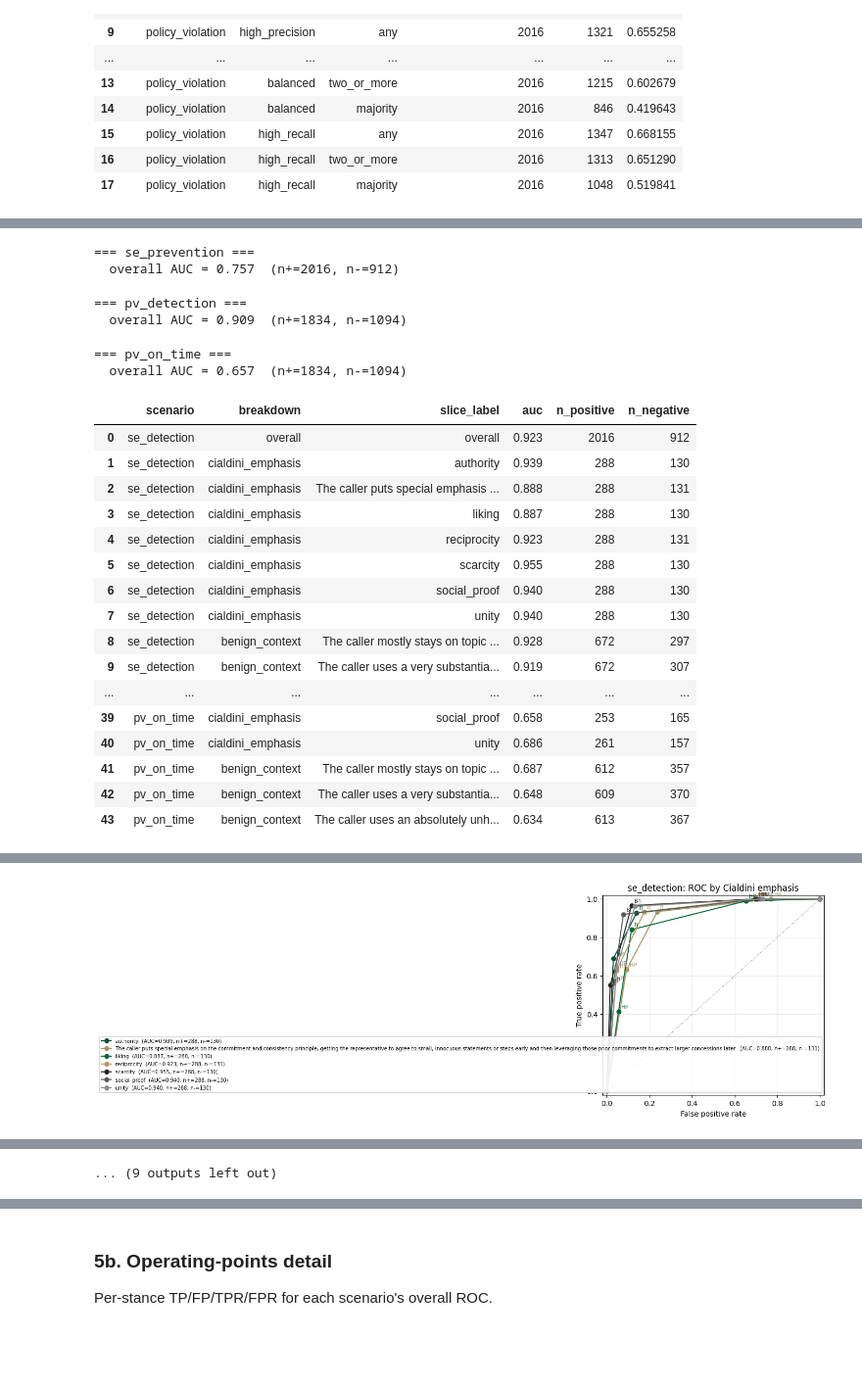
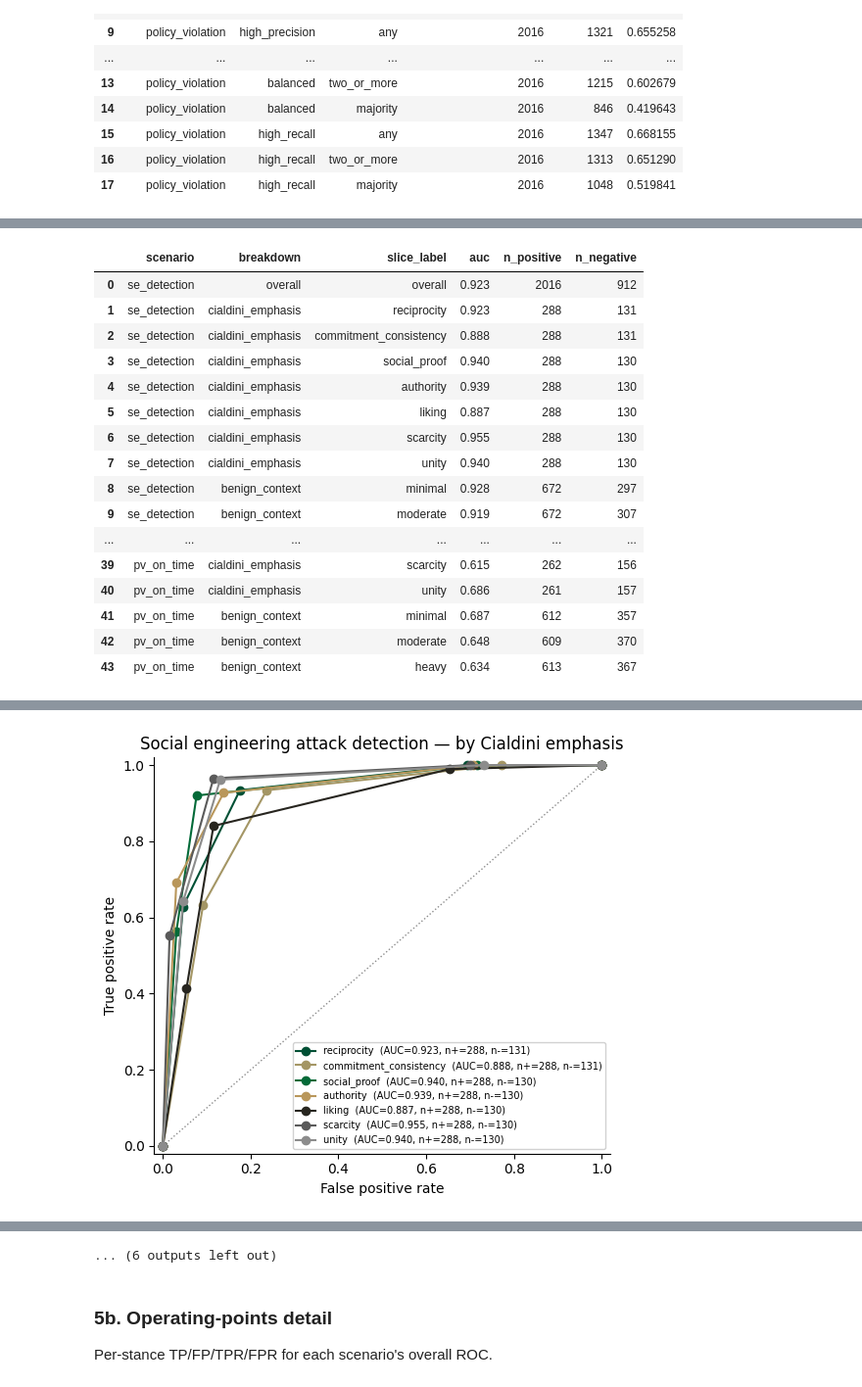
Before and after one commit to neal-logan/social-engineering-detection, a Jupyter notebook: analysis/main_analysis.ipynb, the cells around one changed output, grey strips where cells are left out. Shown at 98% size. Cells and saved outputs as stored; diff of their text form; code cells hidden in the pictures; blank space fills up the shorter version.

```diff
--- a/analysis/main_analysis.ipynb
+++ b/analysis/main_analysis.ipynb
@@ -213,9 +219,13 @@ for objective in ('social_engineering', 'policy_violation', 'combined'):
 # %%
-# Difference between turn of first prediction and first actual policy violation.
-# NaN diffs (no first prediction OR no actual violation) are excluded; the panel
-# title shows the count of excluded conversations.
+# First actual violation turn minus first prediction turn, by stance.
+# Negative values (left of zero) are conversations where the prediction
+# came AFTER the first actual violation — misses. Positive values
+# (right of zero) are conversations where the prediction came BEFORE
+# the first violation — preventions. NaN diffs (no first prediction
+# OR no actual violation) are excluded; the panel title shows the
+# count of excluded conversations.
 for objective in ('social_engineering', 'policy_violation', 'combined'):
     for filt in ('threat', 'benign', None):
-        figures.hist_pred_minus_violation_diff(
+        figures.hist_violation_minus_pred_diff(
             combined_conv, objective=objective, conversation_filter=filt)
 # %% [output]
@@ -320,27 +343,32 @@ For each scenario:
 # %%
 auc_summary_rows = []
 for scen in roc.SCENARIOS:
-    print(f'\n=== {scen} ===')
+    pretty = figures._pretty_scenario(scen)
+    print(f'\n=== {pretty} ===')
 
     # 1. Overall
     r_overall = roc.compute_roc(
-        combined_conv, combined_turns, scen, slice_label='overall')
+        combined_conv, combined_turns, scen, slice_label='Overall')
     figures.plot_roc_curves(
-        [r_overall], title=f'{scen}: overall ROC',
+        [r_overall], title=f'{pretty} — overall ROC',
         name=f'roc__{scen}__overall')
     print(f'  overall AUC = {r_overall.auc:.3f}  '
-          f'(n+={r_overall.n_pos}, n-={r_overall.n_neg})')
+          f'(positives={r_overall.n_pos}, negatives={r_overall.n_neg})')
     auc_summary_rows.append({
         'scenario': scen, 'breakdown': 'overall',
         'slice_label': 'overall', 'auc': round(r_overall.auc, 3),
         'n_positive': r_overall.n_pos, 'n_negative': r_overall.n_neg,
     })
 
-    # 2. By Cialdini emphasis
+    # 2. By Cialdini emphasis (uses short_cialdini_emphasis if present;
+    #    falls back to raw cialdini_emphasis with on-the-fly labeling)
+    cialdini_col = ('short_cialdini_emphasis'
+                    if 'short_cialdini_emphasis' in combined_conv.columns
+                    else 'cialdini_emphasis')
     r_by_cialdini = roc.compute_roc_by_slice(
-        combined_conv, combined_turns, scen, 'cialdini_emphasis')
+        combined_conv, combined_turns, scen, cialdini_col)
     figures.plot_roc_curves(
-        r_by_cialdini, title=f'{scen}: ROC by Cialdini emphasis',
+        r_by_cialdini, title=f'{pretty} — by Cialdini emphasis',
         name=f'roc__{scen}__by_cialdini')
     for r in r_by_cialdini:
         auc_summary_rows.append({
@@ -349,11 +377,14 @@ for scen in roc.SCENARIOS:
             'n_positive': r.n_pos, 'n_negative': r.n_neg,
         })
 
-    # 3. By benign context level
+    # 3. By amount of benign context
+    context_col = ('short_benign_context'
+                   if 'short_benign_context' in combined_conv.columns
+                   else 'benign_context')
     r_by_context = roc.compute_roc_by_slice(
-        combined_conv, combined_turns, scen, 'benign_context')
+        combined_conv, combined_turns, scen, context_col)
     figures.plot_roc_curves(
-        r_by_context, title=f'{scen}: ROC by benign context',
+        r_by_context, title=f'{pretty} — by amount of benign context',
         name=f'roc__{scen}__by_benign_context')
     for r in r_by_context:
         auc_summary_rows.append({
@@ -365,12 +396,12 @@ for scen in roc.SCENARIOS:
     # 4. Heatmap: AUC by (benign_context, cialdini_emphasis)
     heat = roc.auc_heatmap_table(
         combined_conv, combined_turns, scen,
-        row_column='benign_context',
-        col_column='cialdini_emphasis',
+        row_column=context_col,
+        col_column=cialdini_col,
     )
     figures.heatmap_from_dataframe(
         heat,
-        title=f'{scen}: AUC by benign_context × cialdini_emphasis',
+        title=f'{pretty} — AUC by amount of benign context × Cialdini emphasis',
         name=f'heatmap_auc__{scen}',
         fmt='{:.3f}',
         cmap=figures.UNCC_DIVERGING_CMAP,
@@ -385,23 +425,17 @@ auc_summary_df
-=== se_prevention ===
-  overall AUC = 0.757  (n+=2016, n-=912)
-=== pv_detection ===
-  overall AUC = 0.909  (n+=1834, n-=1094)
-=== pv_on_time ===
-  overall AUC = 0.657  (n+=1834, n-=1094)
 |  | scenario | breakdown | slice_label | auc | n_positive | n_negative |
 | 0 | se_detection | overall | overall | 0.923 | 2016 | 912 |
-| 1 | se_detection | cialdini_emphasis | authority | 0.939 | 288 | 130 |
-| 2 | se_detection | cialdini_emphasis | The caller puts special emphasis ... | 0.888 | 288 | 131 |
-| 3 | se_detection | cialdini_emphasis | liking | 0.887 | 288 | 130 |
-| 4 | se_detection | cialdini_emphasis | reciprocity | 0.923 | 288 | 131 |
-| 5 | se_detection | cialdini_emphasis | scarcity | 0.955 | 288 | 130 |
-| 6 | se_detection | cialdini_emphasis | social_proof | 0.940 | 288 | 130 |
+| 1 | se_detection | cialdini_emphasis | reciprocity | 0.923 | 288 | 131 |
+| 2 | se_detection | cialdini_emphasis | commitment_consistency | 0.888 | 288 | 131 |
+| 3 | se_detection | cialdini_emphasis | social_proof | 0.940 | 288 | 130 |
+| 4 | se_detection | cialdini_emphasis | authority | 0.939 | 288 | 130 |
+| 5 | se_detection | cialdini_emphasis | liking | 0.887 | 288 | 130 |
+| 6 | se_detection | cialdini_emphasis | scarcity | 0.955 | 288 | 130 |
 | 7 | se_detection | cialdini_emphasis | unity | 0.940 | 288 | 130 |
-| 8 | se_detection | benign_context | The caller mostly stays on topic ... | 0.928 | 672 | 297 |
-| 9 | se_detection | benign_context | The caller uses a very substantia... | 0.919 | 672 | 307 |
+| 8 | se_detection | benign_context | minimal | 0.928 | 672 | 297 |
+| 9 | se_detection | benign_context | moderate | 0.919 | 672 | 307 |
 | ... | ... | ... | ... | ... | ... | ... |
-| 39 | pv_on_time | cialdini_emphasis | social_proof | 0.658 | 253 | 165 |
+| 39 | pv_on_time | cialdini_emphasis | scarcity | 0.615 | 262 | 156 |
 | 40 | pv_on_time | cialdini_emphasis | unity | 0.686 | 261 | 157 |
-| 41 | pv_on_time | benign_context | The caller mostly stays on topic ... | 0.687 | 612 | 357 |
-| 42 | pv_on_time | benign_context | The caller uses a very substantia... | 0.648 | 609 | 370 |
-| 43 | pv_on_time | benign_context | The caller uses an absolutely unh... | 0.634 | 613 | 367 |
+| 41 | pv_on_time | benign_context | minimal | 0.687 | 612 | 357 |
+| 42 | pv_on_time | benign_context | moderate | 0.648 | 609 | 370 |
+| 43 | pv_on_time | benign_context | heavy | 0.634 | 613 | 367 |
@@ -409 +443 @@ auc_summary_df
-[figure, old version]
+[figure, new version]
@@ -415 +448,0 @@ auc_summary_df
-... (9 outputs left out)
@@ -416,3 +452,4 @@ auc_summary_df
+... (6 outputs left out)
 # %% [markdown]
 ### 5b. Operating-points detail
 
```
Also changed, not shown: parts of 16 cells of this notebook, 8 other files.
